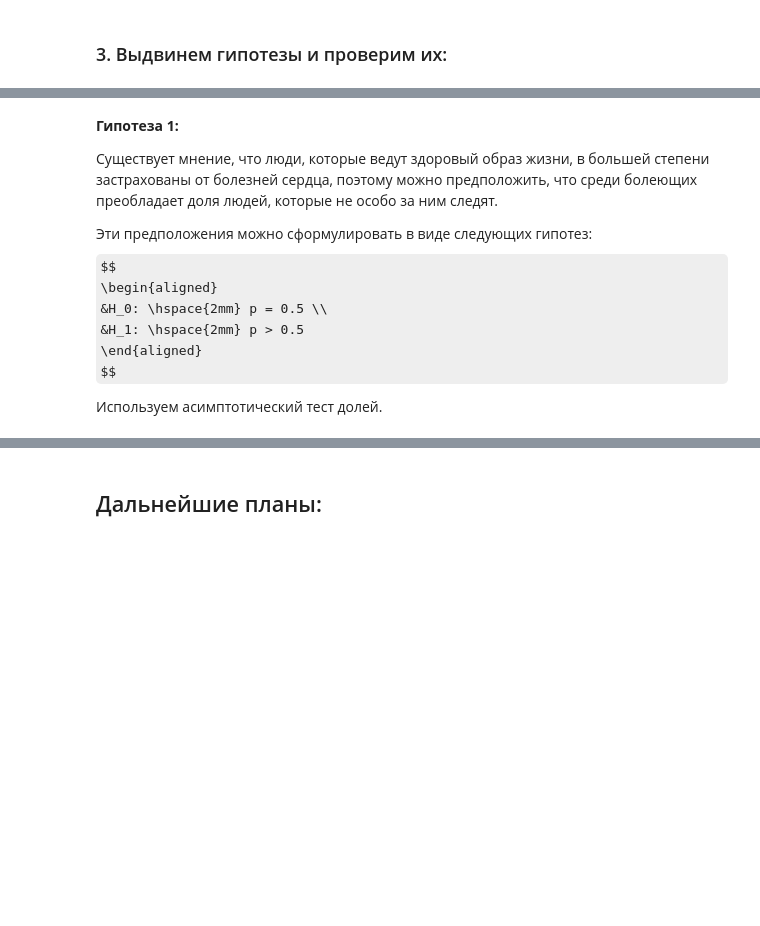
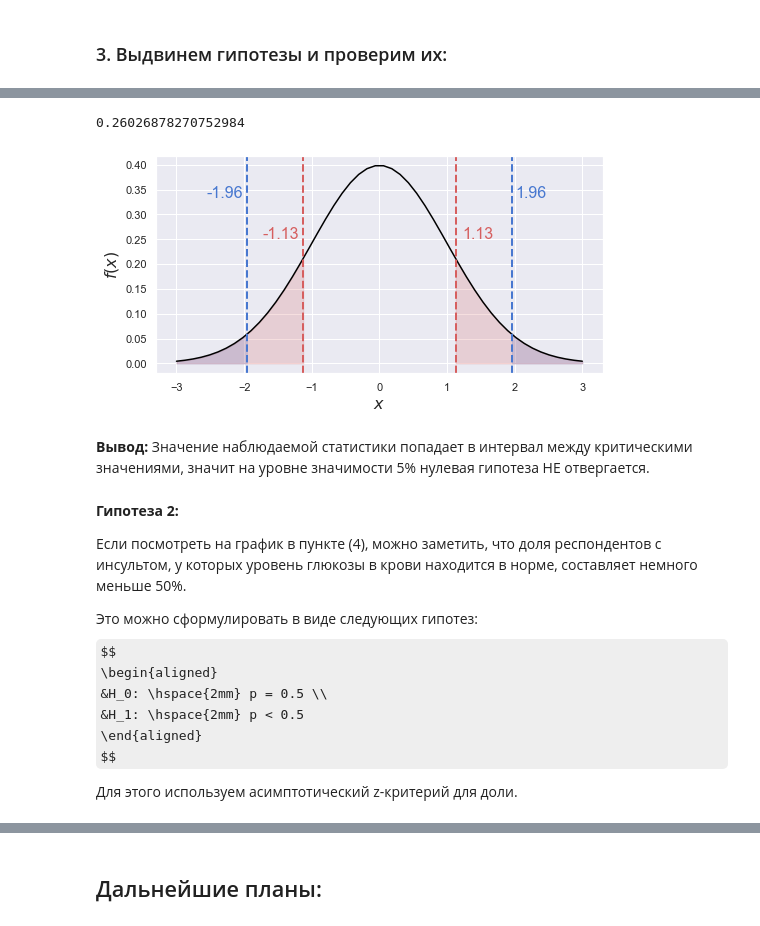
Before and after one commit to KhalifaevaLeyla/ProjectPython, a Jupyter notebook: ProjectPython.stroke_heart.ipynb, the cells around one changed output, grey strips where cells are left out. Saved outputs shown, nothing was run; the diff lists cells and outputs as text; code cells hidden in the pictures; some formulas as TeX source; blank space fills up the shorter version.

```diff
--- a/ProjectPython.stroke_heart.ipynb
+++ b/ProjectPython.stroke_heart.ipynb
@@ -520,14 +588,26 @@ Text(0.5, 1.0, 'Доля респондентов с нормальным уро
+# %%
+n = sick_heart.shape[0] #длина выборки
+p_0 = 0.8 #оценка доли
+p_hat = 1 - sick_heart['healthy_lifestyle'].mean() #значение доли на выборке
+std_hat = np.sqrt(p_0  * (1 - p_0) / n) #стандартное отклонение
+
+asy_mean_test(p_hat, std_hat, mu_0=p_0)
+# %% [output]
+0.26026878270752984
+[figure, added]
+# %% [markdown]
+__Вывод:__ Значение наблюдаемой статистики попадает в интервал между критическими значениями, значит на уровне значимости 5% нулевая гипотеза НЕ отвергается.
 # %% [markdown]
-__Гипотеза 1:__
+__Гипотеза 2:__
 
-Существует мнение, что люди, которые ведут здоровый образ жизни, в большей степени застрахованы от болезней сердца, поэтому можно предположить, что среди болеющих преобладает доля людей, которые не особо за ним следят.
+Если посмотреть на график в пункте (4), можно заметить, что доля респондентов с инсультом, у которых уровень глюкозы в крови находится в норме, составляет немного меньше 50%.
 
-Эти предположения можно сформулировать в виде следующих гипотез:
+Это можно сформулировать в виде следующих гипотез:
 $$
 \begin{aligned}
 &H_0: \hspace{2mm} p = 0.5 \\
-&H_1: \hspace{2mm} p > 0.5
+&H_1: \hspace{2mm} p < 0.5
 \end{aligned}
 $$
 
-Используем асимптотический тест долей.
+Для этого используем асимптотический z-критерий для доли.
```
Also changed, not shown: parts of 36 cells of this notebook.
